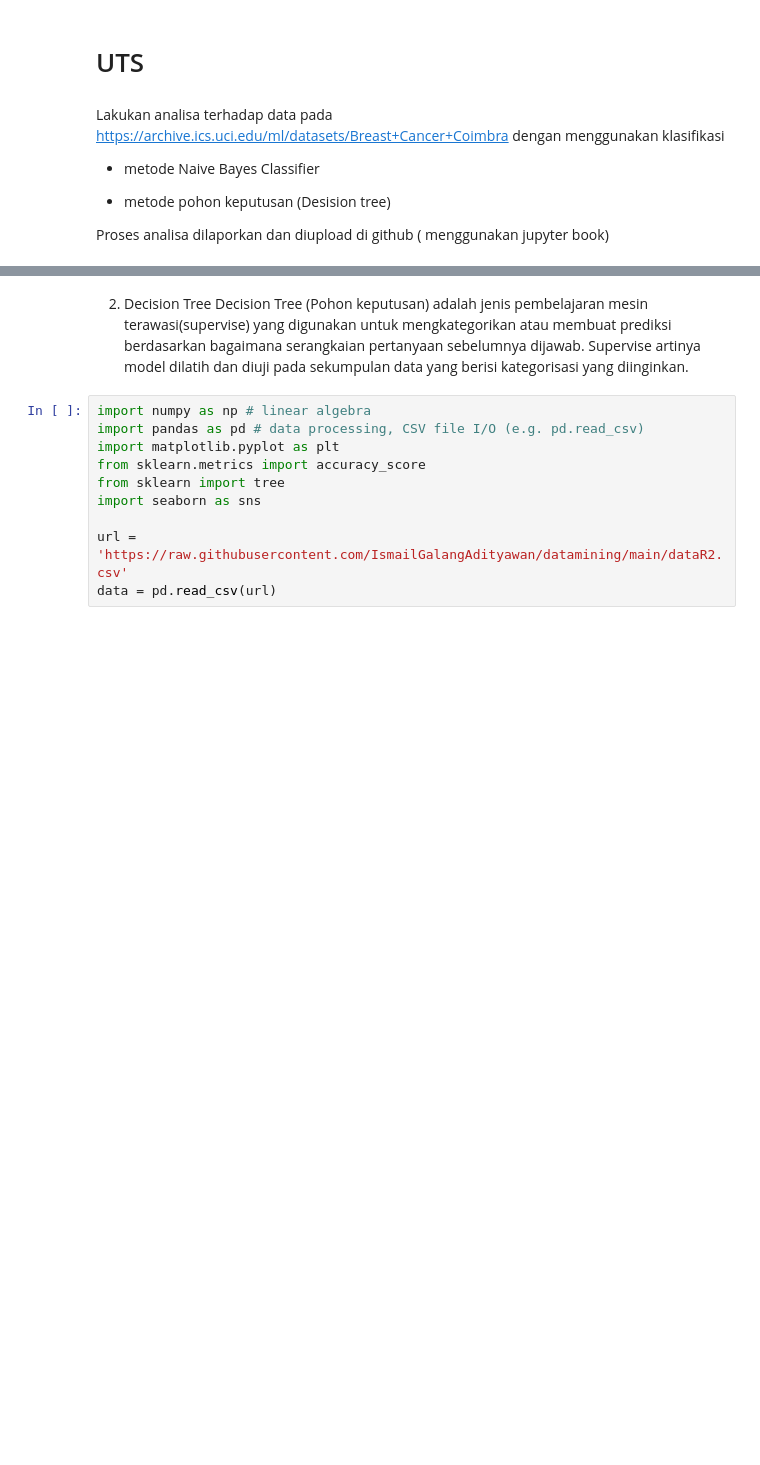
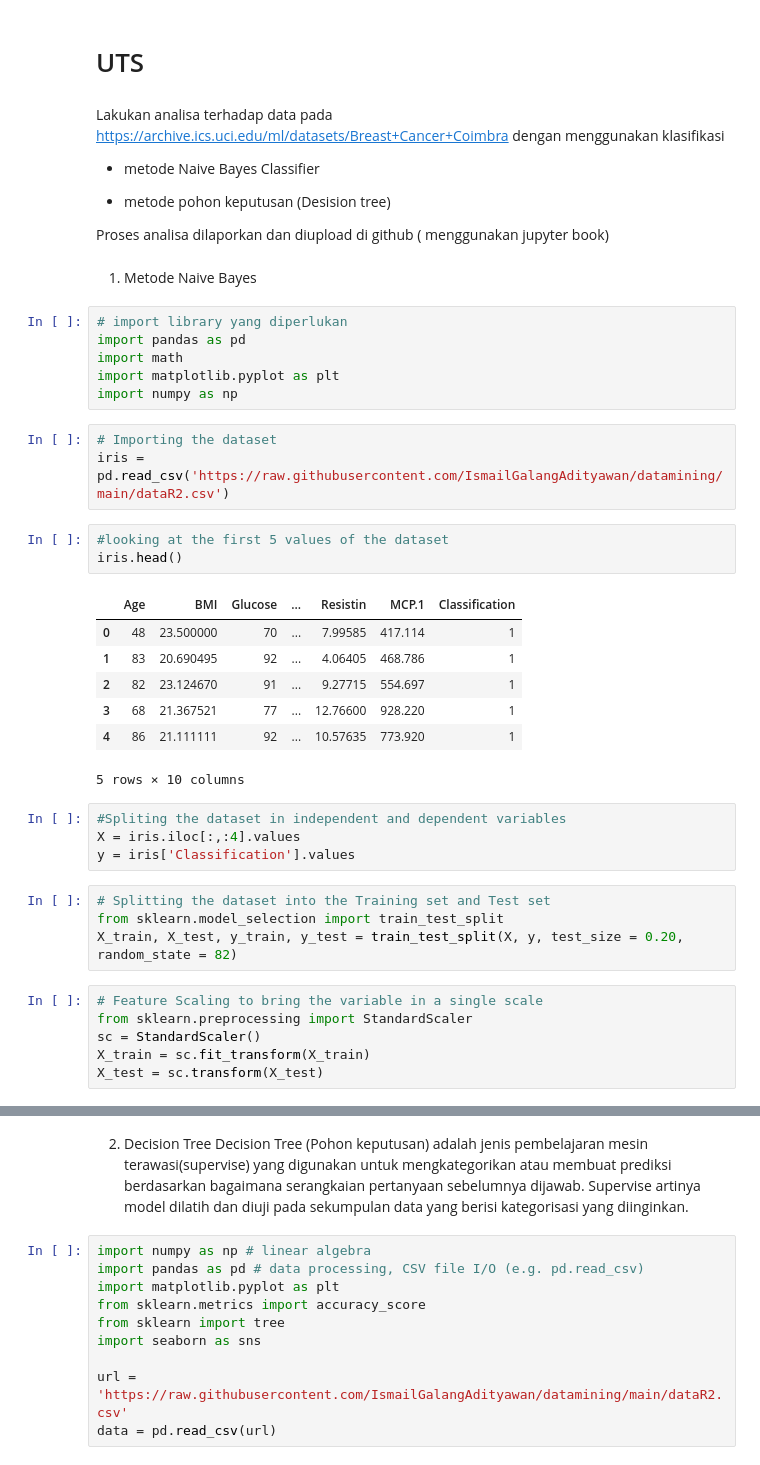
Before and after one commit to IsmailGalangAdityawan/datamining, a Jupyter notebook: _sources/Pendat.ipynb, the cells around one changed output, grey strips where cells are left out. Saved outputs shown, nothing was run; the diff lists cells and outputs as text; blank space fills up the shorter version.

```diff
--- a/_sources/Pendat.ipynb
+++ b/_sources/Pendat.ipynb
@@ -1131,3 +1131,39 @@ Lakukan analisa terhadap data pada  https://archive.ics.uci.edu/ml/datasets/Brea
 - metode pohon keputusan (Desision tree)
 
 Proses analisa dilaporkan dan diupload di github ( menggunakan jupyter book)
+# %% [markdown]
+1. Metode Naive Bayes
+# %%
+# import library yang diperlukan
+import pandas as pd
+import math
+import matplotlib.pyplot as plt
+import numpy as np
+# %%
+# Importing the dataset
+iris = pd.read_csv('https://raw.githubusercontent.com/IsmailGalangAdityawan/datamining/main/dataR2.csv')
+# %%
+#looking at the first 5 values of the dataset
+iris.head()
+# %% [output]
+|  | Age | BMI | Glucose | ... | Resistin | MCP.1 | Classification |
+| 0 | 48 | 23.500000 | 70 | ... | 7.99585 | 417.114 | 1 |
+| 1 | 83 | 20.690495 | 92 | ... | 4.06405 | 468.786 | 1 |
+| 2 | 82 | 23.124670 | 91 | ... | 9.27715 | 554.697 | 1 |
+| 3 | 68 | 21.367521 | 77 | ... | 12.76600 | 928.220 | 1 |
+| 4 | 86 | 21.111111 | 92 | ... | 10.57635 | 773.920 | 1 |
+5 rows × 10 columns
+# %%
+#Spliting the dataset in independent and dependent variables
+X = iris.iloc[:,:4].values
+y = iris['Classification'].values
+# %%
+# Splitting the dataset into the Training set and Test set
+from sklearn.model_selection import train_test_split
+X_train, X_test, y_train, y_test = train_test_split(X, y, test_size = 0.20, random_state = 82)
+# %%
+# Feature Scaling to bring the variable in a single scale
+from sklearn.preprocessing import StandardScaler
+sc = StandardScaler()
+X_train = sc.fit_transform(X_train)
+X_test = sc.transform(X_test)
```
Also changed, not shown: parts of 9 cells of this notebook, 3 other files.
